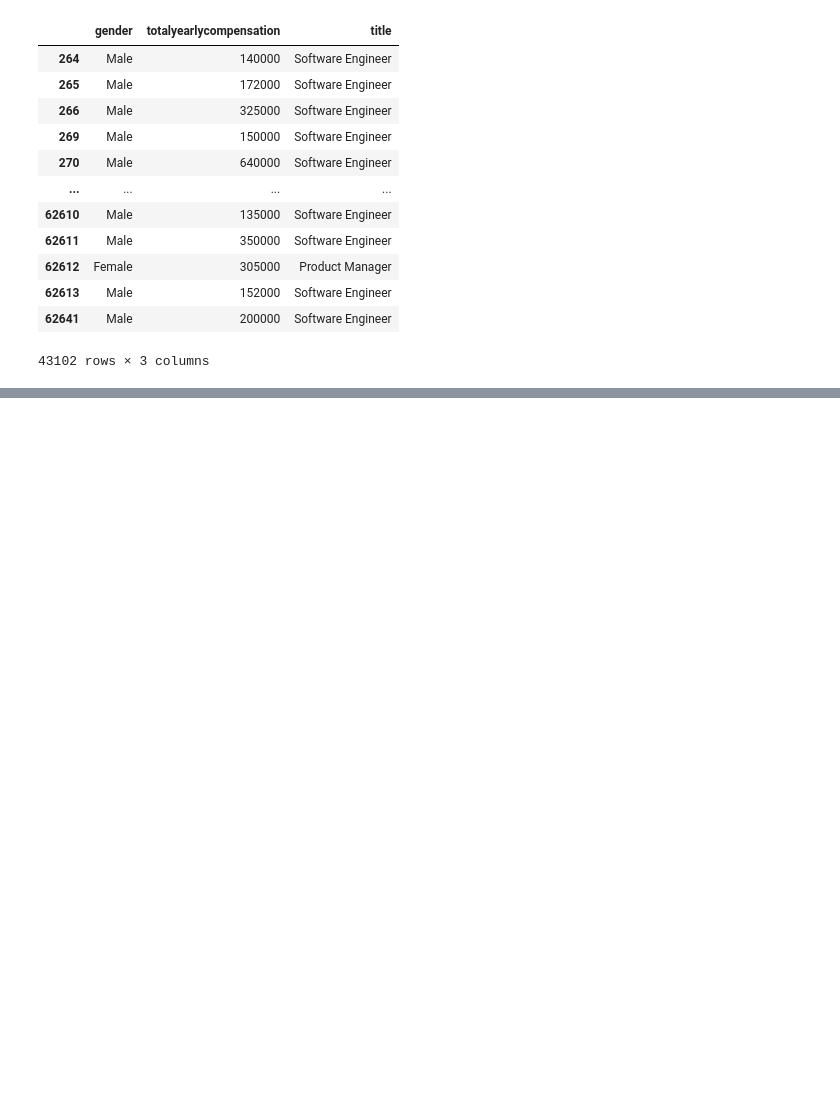
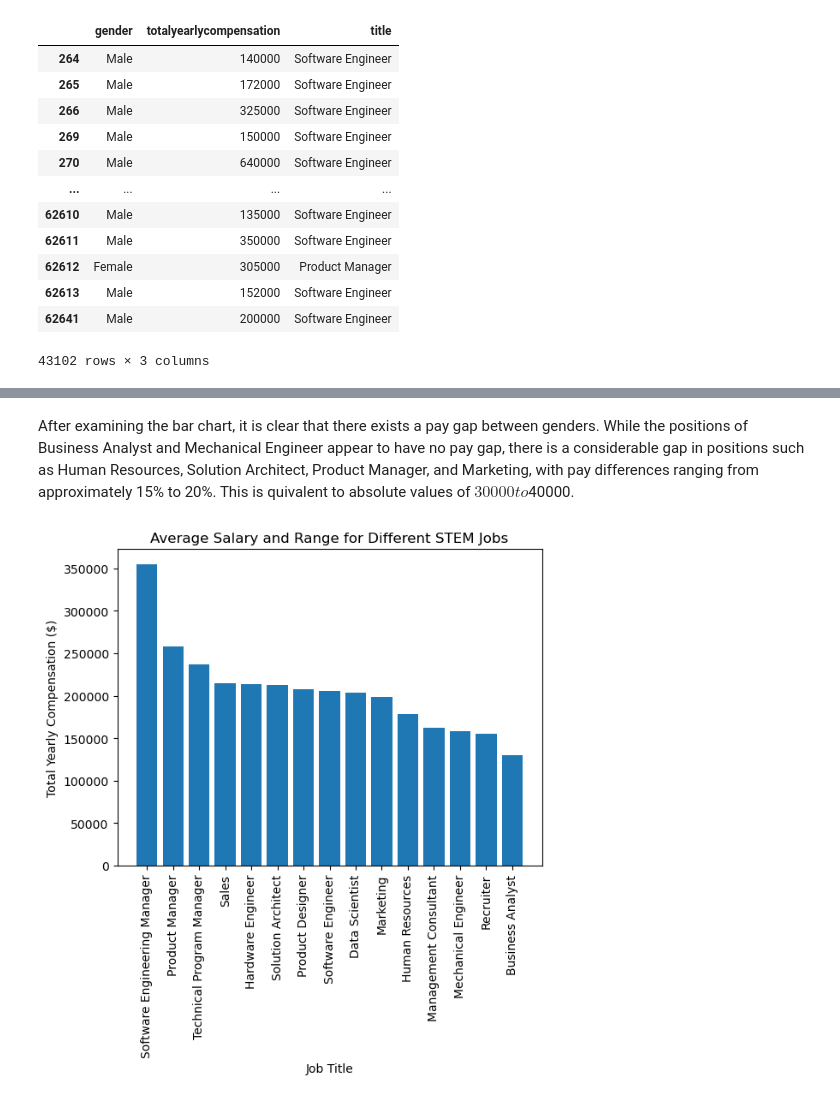
Before and after one commit to toanlc01/Data-Analysis-of-STEM-salary, a Jupyter notebook: stem-salary-analysis.ipynb, the cells around one changed output, grey strips where cells are left out. Cells and saved outputs as stored; diff of their text form; code cells hidden in the pictures; blank space fills up the shorter version.

```diff
--- a/stem-salary-analysis.ipynb
+++ b/stem-salary-analysis.ipynb
@@ -106,0 +105,28 @@ After examining the bar chart, it is clear that there exists a pay gap between g
+# %% [markdown]
+After examining the bar chart, it is clear that there exists a pay gap between genders. While the positions of Business Analyst and Mechanical Engineer appear to have no pay gap, there is a considerable gap in positions such as Human Resources, Solution Architect, Product Manager, and Marketing, with pay differences ranging from approximately 15% to 20%. This is quivalent to absolute values of $30000 to $40000.
+# %%
+import pandas as pd
+import matplotlib.pyplot as plt
+
+# group the data by job title and calculate mean and standard deviation
+grouped = df.groupby('title')['totalyearlycompensation'].agg(['mean', 'std'])
+
+# reset the index to create a new dataframe with job titles and mean/std compensation
+df_mean_std = grouped.reset_index()
+
+# calculate the range of total yearly compensation for each job title
+range_func = lambda x: x.max() - x.min()
+df_mean_std['range'] = df.groupby('title')['totalyearlycompensation'].apply(range_func)
+
+# sort the new dataframe by mean compensation in descending order
+df_mean_std = df_mean_std.sort_values('mean', ascending=False)
+
+# create a bar chart of mean compensation with error bars for std and range
+plt.bar(df_mean_std['title'], df_mean_std['mean'], yerr=(df_mean_std['std'], df_mean_std['range']))
+plt.xticks(rotation=90)
+plt.xlabel('Job Title')
+plt.ylabel('Total Yearly Compensation ($)')
+plt.title('Average Salary and Range for Different STEM Jobs')
+plt.show()
+# %% [output]
+[figure, added]
```
Also changed, not shown: parts of 33 cells of this notebook.
